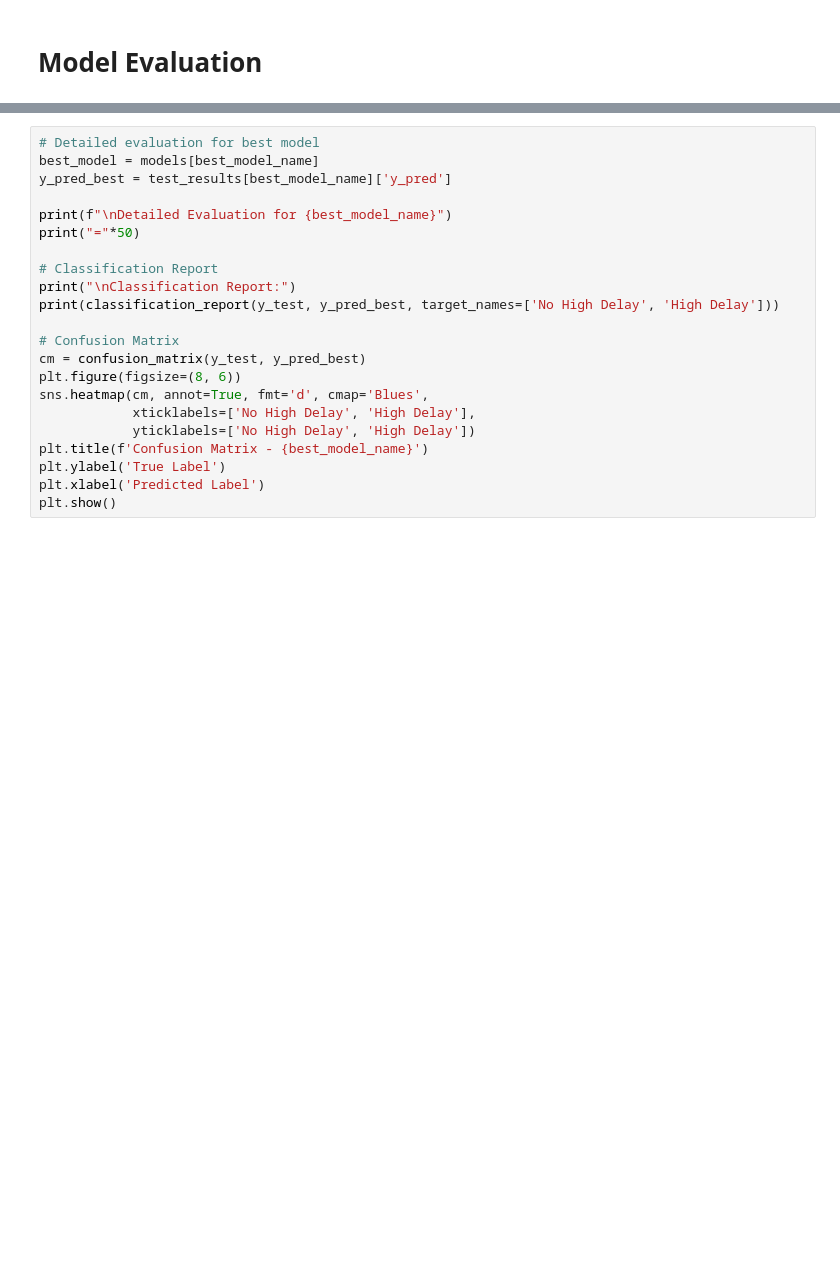
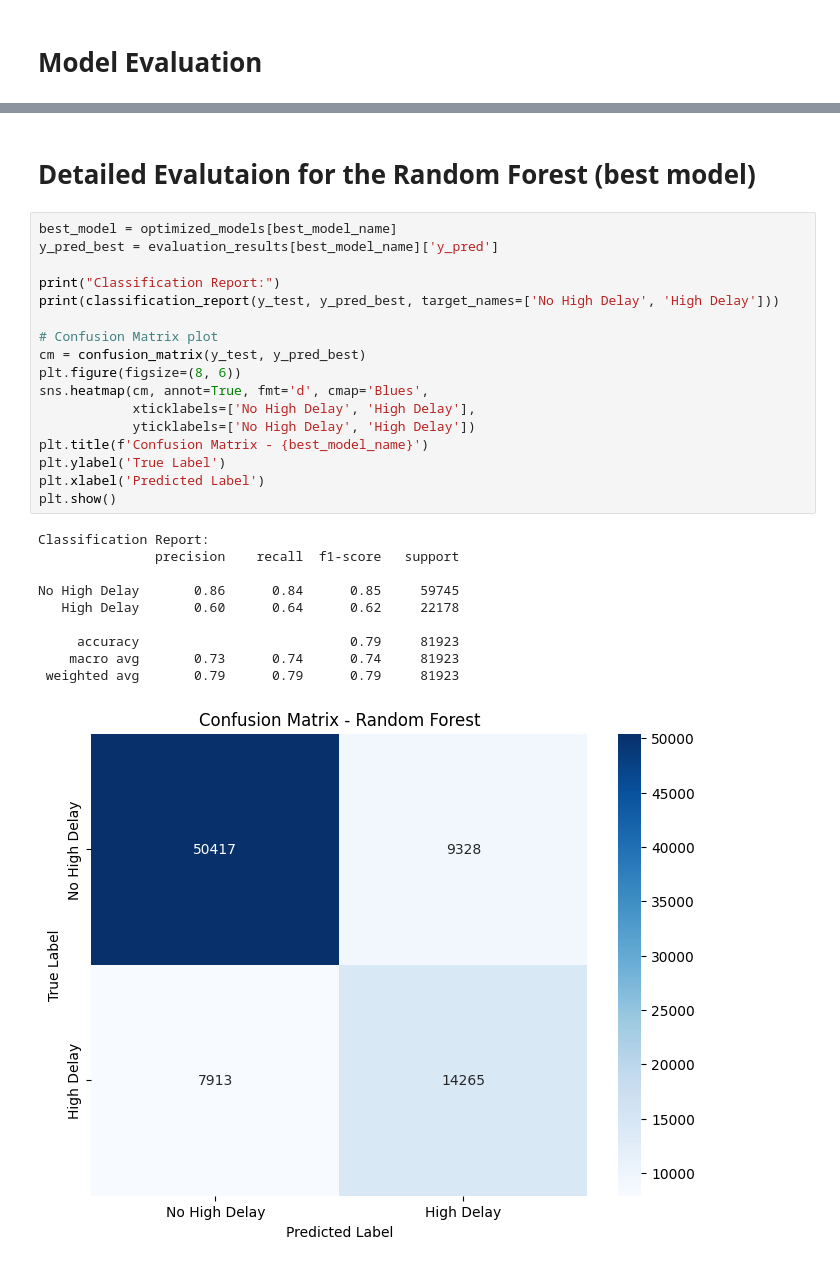
Before and after one commit to shakhbozmn/ML_CW_1_16395, a Jupyter notebook: flight_delay_analysis.ipynb, the cells around one changed output, grey strips where cells are left out. Drawn from its saved outputs; the diff is of its cells as text; blank space fills up the shorter version.

```diff
--- a/flight_delay_analysis.ipynb
+++ b/flight_delay_analysis.ipynb
@@ -857,22 +985,30 @@ plt.show()
+# %% [markdown]
+# Detailed Evalutaion for the Random Forest (best model)
 # %%
-# Detailed evaluation for best model
-best_model = models[best_model_name]
-y_pred_best = test_results[best_model_name]['y_pred']
+best_model = optimized_models[best_model_name]
+y_pred_best = evaluation_results[best_model_name]['y_pred']
 
-print(f"\nDetailed Evaluation for {best_model_name}")
-print("="*50)
-
-# Classification Report
-print("\nClassification Report:")
+print("Classification Report:")
 print(classification_report(y_test, y_pred_best, target_names=['No High Delay', 'High Delay']))
 
-# Confusion Matrix
+# Confusion Matrix plot
 cm = confusion_matrix(y_test, y_pred_best)
 plt.figure(figsize=(8, 6))
 sns.heatmap(cm, annot=True, fmt='d', cmap='Blues',
             xticklabels=['No High Delay', 'High Delay'],
             yticklabels=['No High Delay', 'High Delay'])
 plt.title(f'Confusion Matrix - {best_model_name}')
 plt.ylabel('True Label')
 plt.xlabel('Predicted Label')
 plt.show()
+# %% [output]
+Classification Report:
+               precision    recall  f1-score   support
+
+No High Delay       0.86      0.84      0.85     59745
+   High Delay       0.60      0.64      0.62     22178
+
+     accuracy                           0.79     81923
+    macro avg       0.73      0.74      0.74     81923
+ weighted avg       0.79      0.79      0.79     81923
+[figure, added]
```
Also changed, not shown: parts of 33 cells of this notebook.
